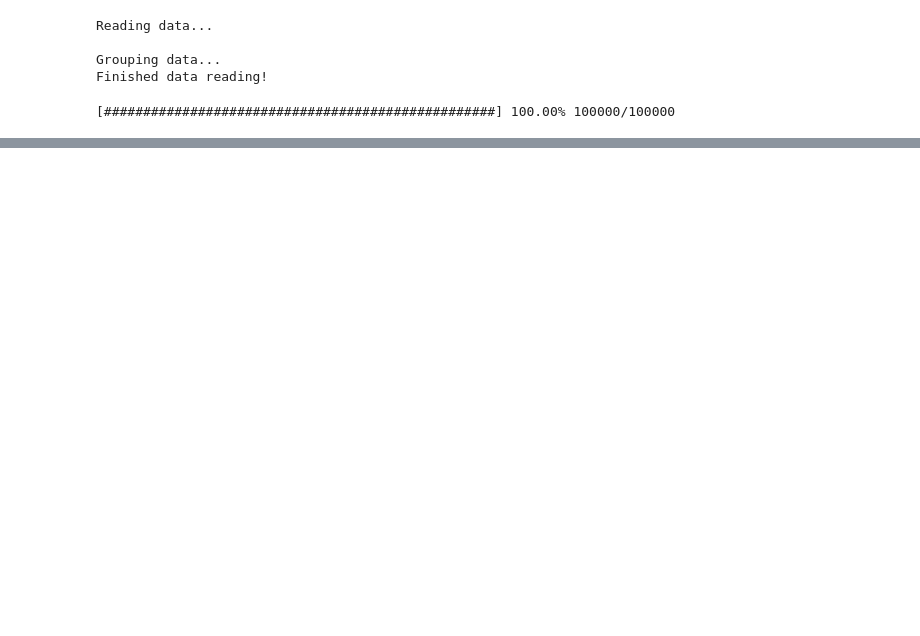
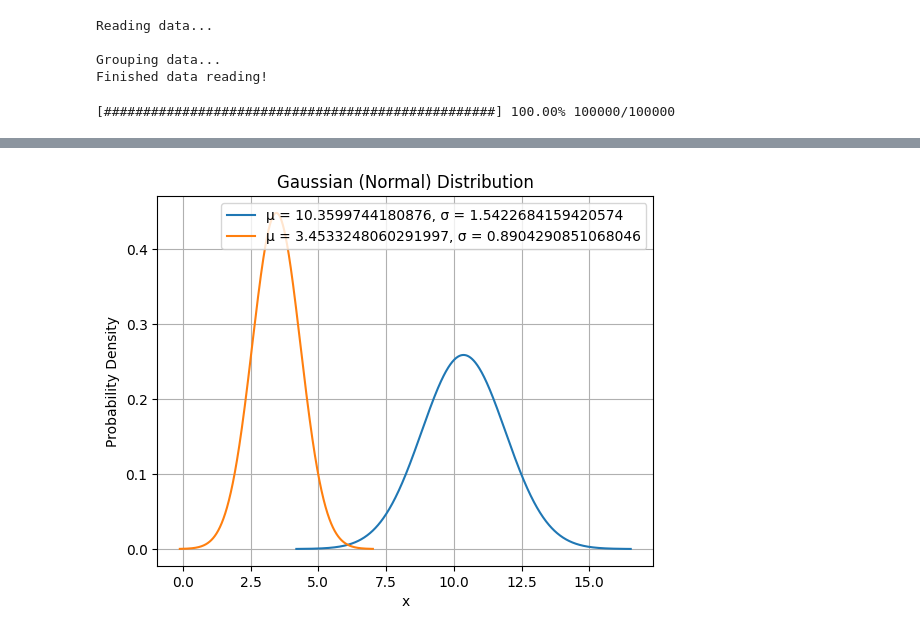
Before and after one commit to Eclipsedclaw/GRAMS, a Jupyter notebook: analysis/2023_Paper/2024_Daughter_chargedpion_analysis.ipynb, the cells around one changed output, grey strips where cells are left out. Cells and saved outputs as stored; diff of their text form; code cells hidden in the pictures; blank space fills up the shorter version.

```diff
--- a/analysis/2023_Paper/2024_Daughter_chargedpion_analysis.ipynb
+++ b/analysis/2023_Paper/2024_Daughter_chargedpion_analysis.ipynb
@@ -260,25 +261,63 @@ print(np.sum(test[0][1][9:,]))
 np.save('anti_He3_Pion_profile.npy', anti_He3_Pion_profile)
 np.save('anti_proton_Pion_profile.npy', anti_proton_Pion_profile)
 # %%
+anti_He3_Pion_profile = np.load('anti_He3_Pion_profile.npy')
+anti_proton_Pion_profile = np.load('anti_proton_Pion_profile.npy')
+
+from scipy.stats import norm
+"""
 # Mean and standard deviation
 #model A
-anti_proton_mu = 2.65 + 3.65 * np.log(2)
+anti_proton_mu = 2.65 + 3.65 * np.log(2) * 2/3
 anti_deuteron_mu = 2.65 + 3.65 * np.log(4)
 anti_He3_mu = 2.65 + 3.65 * np.log(6)
 
 anti_proton_sigma = np.sqrt(anti_proton_mu * 0.174 * math.pow(2, 0.4))
 anti_deuteron_sigma = np.sqrt(anti_deuteron_mu * 0.174 * math.pow(4, 0.4))
 anti_He3_sigma = np.sqrt(anti_He3_mu * 0.174 * math.pow(6, 0.4))
 """
 #model B
-anti_proton_mu = 2.65 + 3.65 * np.log(2)
+anti_proton_mu = (2.65 + 3.65 * np.log(2)) * 2/3
 anti_deuteron_mu = 2 * anti_proton_mu
 anti_He3_mu = 3 * anti_proton_mu
 anti_proton_sigma = np.sqrt(anti_proton_mu * 0.174 * math.pow(2, 0.4))
 anti_deuteron_sigma = np.sqrt(2) * anti_proton_sigma
 anti_He3_sigma = np.sqrt(3) * anti_proton_sigma
-"""
+
+
+# Create a range of x values (e.g., from mu - 4*sigma to mu + 4*sigma)
+x1 = np.linspace(anti_He3_mu - 4*anti_He3_sigma, anti_He3_mu + 4*anti_He3_sigma, 1000)
+
+# Calculate the Gaussian (normal) distribution values for each x
+y1 = norm.pdf(x1, anti_He3_mu, anti_He3_sigma)
+
+# Plot the Gaussian curve
+plt.plot(x1, y1, label=f'μ = {anti_He3_mu}, σ = {anti_He3_sigma}')
+
+# Create a range of x values (e.g., from mu - 4*sigma to mu + 4*sigma)
+x2 = np.linspace(anti_proton_mu - 4*anti_proton_sigma, anti_proton_mu + 4*anti_proton_sigma, 1000)
+
+# Calculate the Gaussian (normal) distribution values for each x
+y2 = norm.pdf(x2, anti_proton_mu, anti_proton_sigma)
+
+# Plot the Gaussian curve
+plt.plot(x2, y2, label=f'μ = {anti_proton_mu}, σ = {anti_proton_sigma}')
+
+# Add labels and title
+plt.xlabel('x')
+plt.ylabel('Probability Density')
+plt.title('Gaussian (Normal) Distribution')
+plt.legend()
+
+# Show the plot
+plt.grid(True)
+plt.show()
 
 # Generate random numbers from the Gaussian distribution
 anti_proton_corner_Charged_pion_model = np.random.normal(anti_proton_mu, anti_proton_sigma, size=1000)
 anti_He3_corner_Charged_pion_model = np.random.normal(anti_He3_mu, anti_He3_sigma, size=1000)
+
+#plt.hist(anti_He3_corner_Charged_pion_model)
+#plt.hist(anti_proton_corner_Charged_pion_model)
+# %% [output]
+[figure, added]
```
Also changed, not shown: parts of 8 cells of this notebook, 3 other files.
